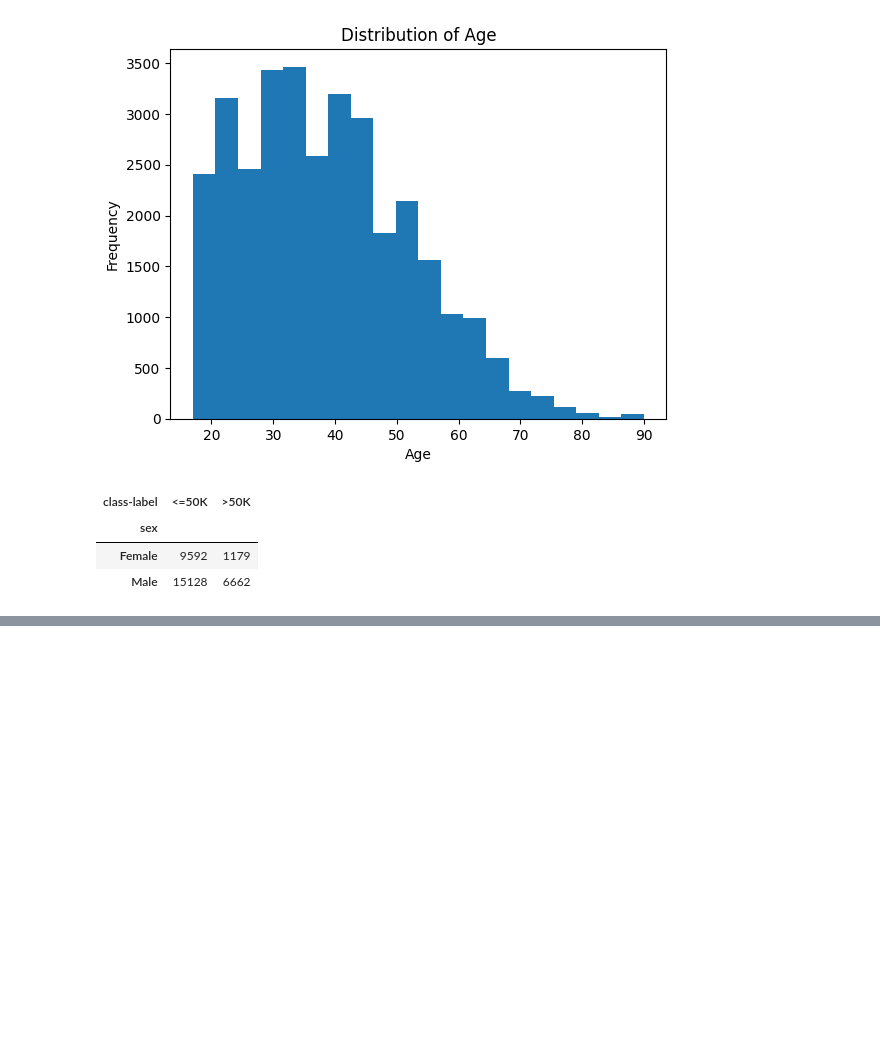
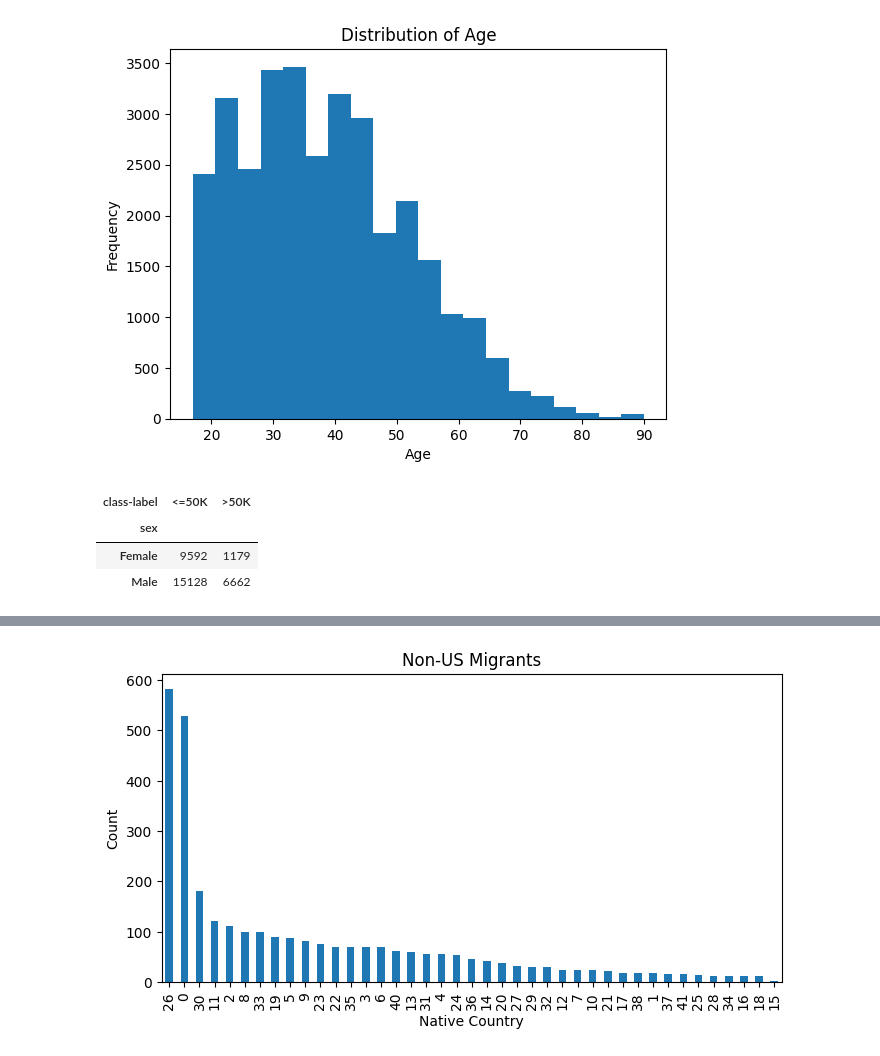
Before and after one commit to sbogde/pandamonium, a Jupyter notebook: dmi_01_adult_income_01.ipynb, the cells around one changed output, grey strips where cells are left out. Cells and saved outputs as stored; diff of their text form; code cells hidden in the pictures; blank space fills up the shorter version.

```diff
--- a/dmi_01_adult_income_01.ipynb
+++ b/dmi_01_adult_income_01.ipynb
@@ -224,0 +481,18 @@ pd.crosstab(data['sex'], data['class-label'])
+# %%
+# Ensure native-country values have no extra spaces
+data_sample['native-country'] = data_sample['native-country'].str.strip()
+
+# Create and fit a new LabelEncoder for native-country
+from sklearn.preprocessing import LabelEncoder
+le_country = LabelEncoder()
+data_sample['native-country'] = le_country.fit_transform(data_sample['native-country'])
+
+# Check the mapping (optional)
+print(le_country.classes_)  # See which integer corresponds to "United-States"
+
+# Get the encoded value for "United-States"
+us_code = le_country.transform(['United-States'])[0]
+
+# Filter for non-US records
+non_us = data_sample[data_sample['native-country'] != us_code]
+print(non_us.head())
@@ -224,0 +517,14 @@ pd.crosstab(data['sex'], data['class-label'])
+# %%
+# Filter records for non-US migrants
+# Note: Adjust the filtering if necessary after label encoding
+non_us = data_sample[data_sample['native-country'] != le_country.transform(['United-States'])[0]]
+
+# Count occurrences and plot as a bar chart
+non_us_counts = non_us['native-country'].value_counts()
+non_us_counts.plot(kind='bar', figsize=(8, 4))
+plt.title('Non-US Migrants')
+plt.xlabel('Native Country')
+plt.ylabel('Count')
+plt.show()
+# %% [output]
+[figure, added]
```
Also changed, not shown: parts of 19 cells of this notebook.
